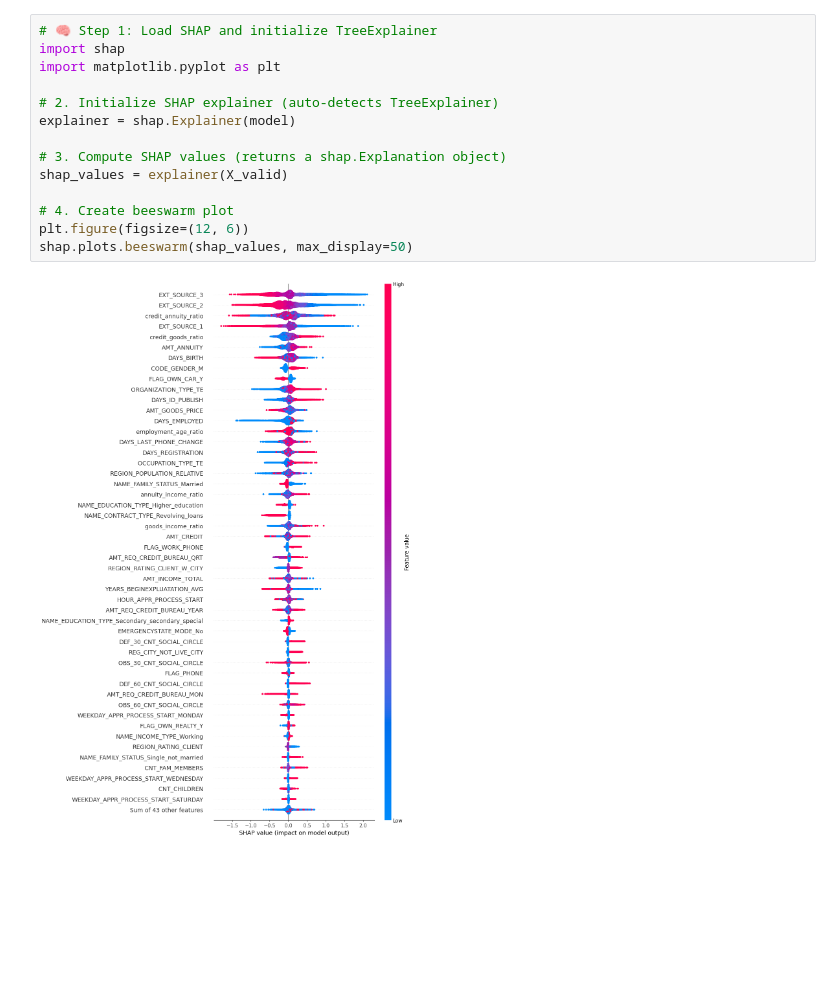
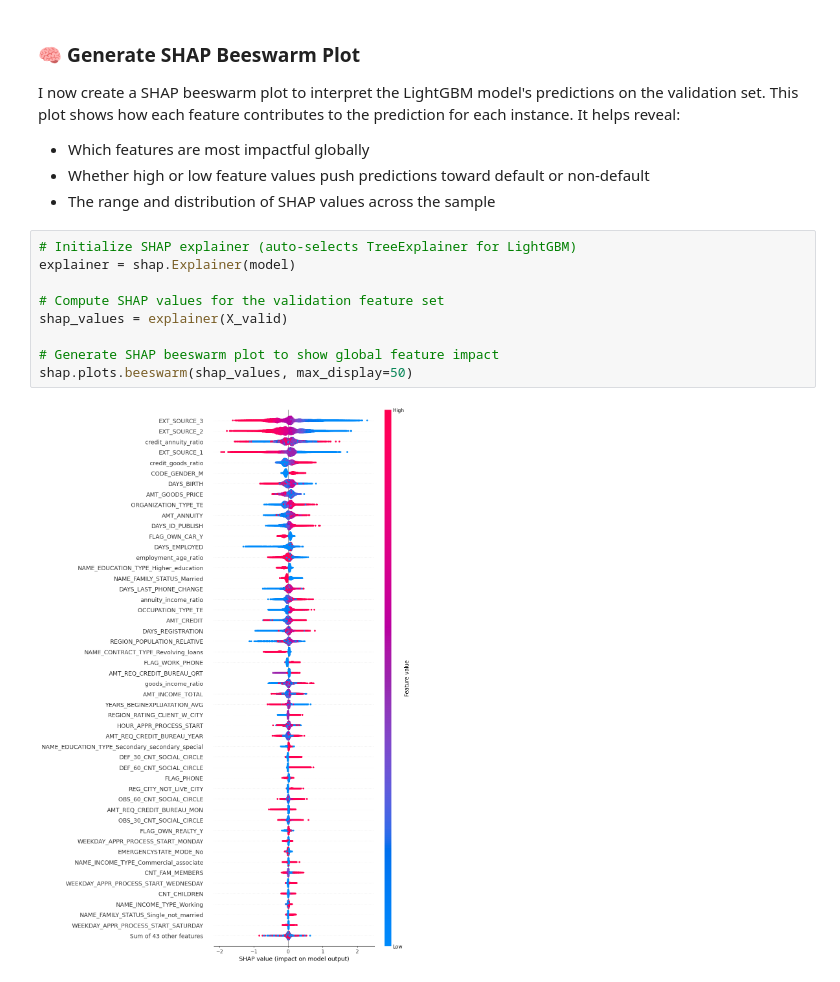
Before and after one commit to saayedalam/interpretable-home-credit-risk, a Jupyter notebook: notebooks/03_explainability.ipynb, the cells around one changed output. Saved outputs shown, nothing was run; the diff lists cells and outputs as text; blank space fills up the shorter version.

```diff
--- a/notebooks/03_explainability.ipynb
+++ b/notebooks/03_explainability.ipynb
@@ -15,20 +56,23 @@ print(f"y_valid shape: {y_valid.shape}")
 # %% [output]
 X_valid shape: (61503, 92)
 y_valid shape: (61503,)
+# %% [markdown]
+### 🧠 Generate SHAP Beeswarm Plot
+
+I now create a SHAP beeswarm plot to interpret the LightGBM model's predictions on the validation set. This plot shows how each feature contributes to the prediction for each instance. It helps reveal:
+
+- Which features are most impactful globally
+- Whether high or low feature values push predictions toward default or non-default
+- The range and distribution of SHAP values across the sample
 # %%
-# 🧠 Step 1: Load SHAP and initialize TreeExplainer
-import shap
-import matplotlib.pyplot as plt
-
-# 2. Initialize SHAP explainer (auto-detects TreeExplainer)
+# Initialize SHAP explainer (auto-selects TreeExplainer for LightGBM)
 explainer = shap.Explainer(model)
 
-# 3. Compute SHAP values (returns a shap.Explanation object)
+# Compute SHAP values for the validation feature set
 shap_values = explainer(X_valid)
 
-# 4. Create beeswarm plot
-plt.figure(figsize=(12, 6))
+# Generate SHAP beeswarm plot to show global feature impact
 shap.plots.beeswarm(shap_values, max_display=50)
 # %% [output]
-[figure, old version]
+[figure, new version]
 # %% [markdown]
```
Also changed, not shown: parts of 11 cells of this notebook, 16 other files.
